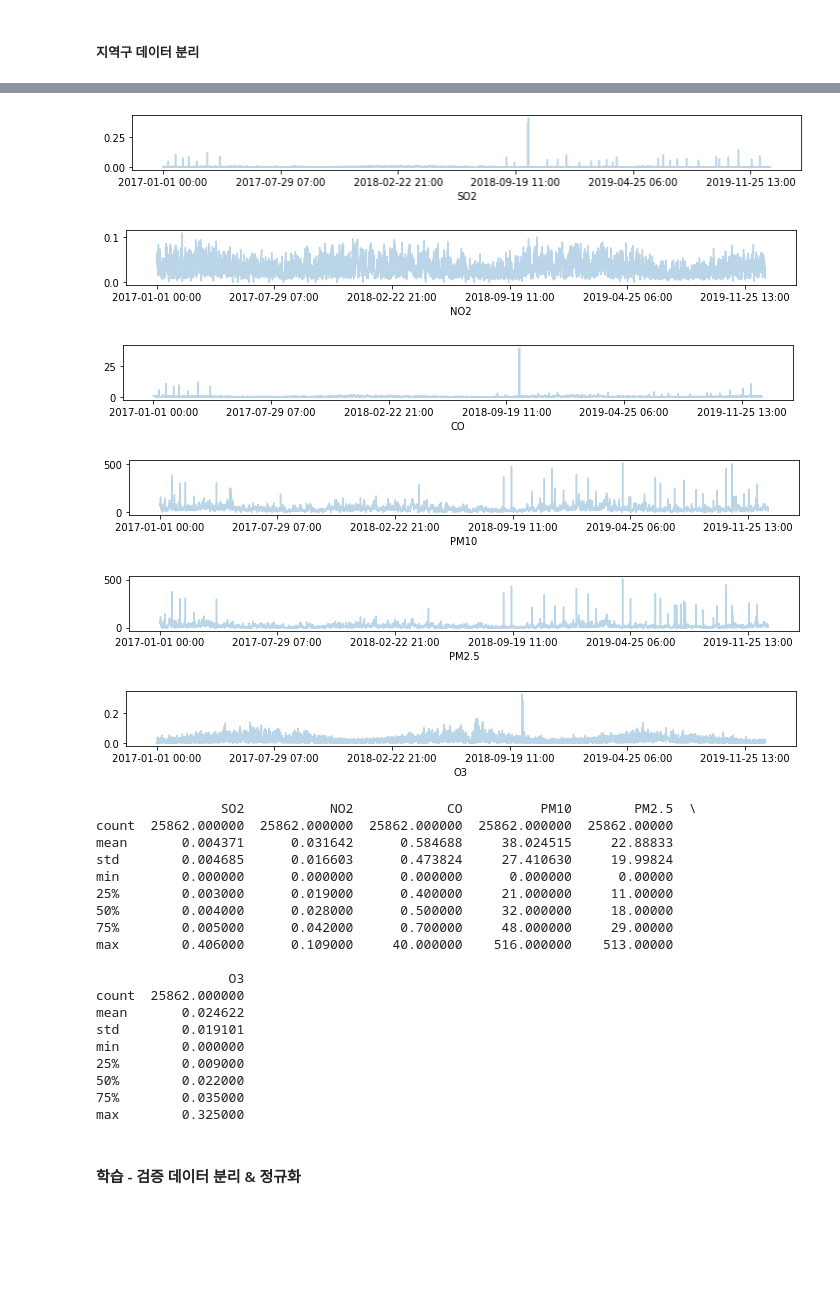
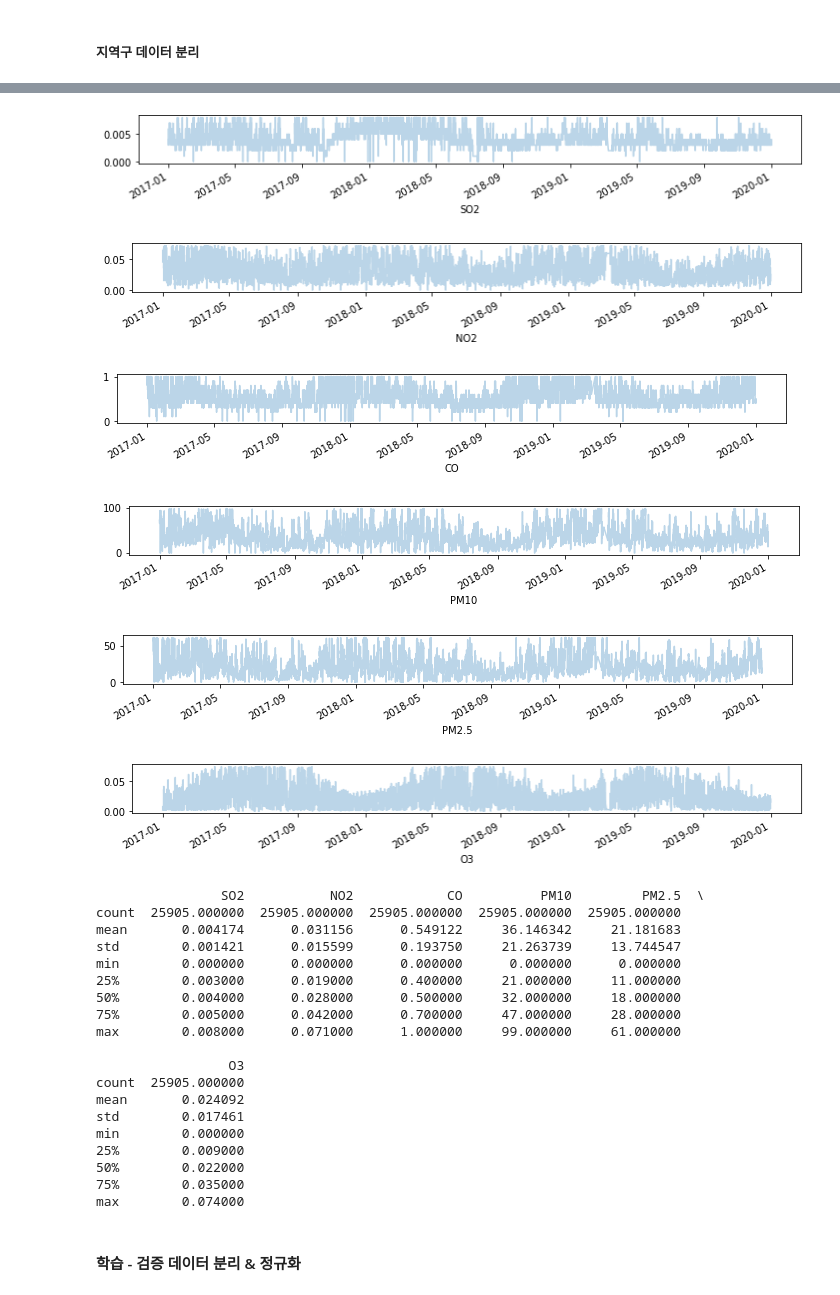
Before and after one commit to JiwooKimm/Personal_Projects, a Jupyter notebook: Forecaster_Airpollutant_Seoul/AirPollutionSeoul_LSTM.ipynb, the cells around one changed output, grey strips where cells are left out. Saved outputs shown, nothing was run; the diff lists cells and outputs as text; code cells hidden in the pictures; blank space fills up the shorter version.

```diff
--- a/Forecaster_Airpollutant_Seoul/AirPollutionSeoul_LSTM.ipynb
+++ b/Forecaster_Airpollutant_Seoul/AirPollutionSeoul_LSTM.ipynb
@@ -159,0 +160,3 @@ Name: Measurement date, dtype: int64
+# %%
+itp_data=data.copy()
+itp_data.head(1)
@@ -159,0 +167,8 @@ Name: Measurement date, dtype: int64
+# %%
+# 결측치 spline 보간
+for col in itp_data.columns[4:]:
+  col_new= itp_data[col].interpolate(method='time')
+
+  itp_data[col]=col_new
+
+itp_data.describe()
@@ -159,0 +227,6 @@ Name: Measurement date, dtype: int64
+# %%
+# CO 0~7번 데이터는 보간이 안된다...<ㅠ
+# NOCB 하겠음
+
+itp_data.iloc[:7, 7]=itp_data.iloc[8,7]
+itp_data.head(10)
@@ -163,14 +259,13 @@ Name: Measurement date, dtype: int64
 def prep_data(data,gu):
   df= data[data['Station code'] == gu]
   df.drop(['Station code', 'Address','Latitude','Longitude'], axis=1, inplace= True)
-  df.set_index('Measurement date', drop='True', inplace=True)
   df= df[['SO2',	'NO2',	'CO',	'PM10',	'PM2.5',	'O3']]
   return df
 
 gu= 101 #종로
-df= prep_data(data,gu)
+df= prep_data(itp_data,gu)
 
-df.head(2)
+df.head(10)
 # %% [output]
 A value is trying to be set on a copy of a slice from a DataFrame
 
@@ -183,35 +286,34 @@ See the caveats in the documentation: https://pandas.pydata.org/pandas-docs/stab
 # %%
-# 제대로 전처리가 되었는지 재확인
-for i in range(6):
+for col in df.columns:
   plt.figure(figsize=(12,1))
-  d= df.iloc[:,i]
-  d[d >= 0].plot(alpha=0.3)
-  plt.xlabel(str(df.columns[i]))
+  d= df[col]
+  d.plot(alpha=0.3)
+  plt.xlabel(str(col))
   plt.show()
 print(df.describe())
 # %% [output]
-[figure, old version]
+[figure, new version]
-[figure, old version]
+[figure, new version]
-[figure, old version]
+[figure, new version]
-[figure, old version]
+[figure, new version]
-[figure, old version]
+[figure, new version]
-[figure, old version]
+[figure, new version]
-                SO2           NO2            CO          PM10        PM2.5  \
-count  25862.000000  25862.000000  25862.000000  25862.000000  25862.00000
-mean       0.004371      0.031642      0.584688     38.024515     22.88833
-std        0.004685      0.016603      0.473824     27.410630     19.99824
-min        0.000000      0.000000      0.000000      0.000000      0.00000
-25%        0.003000      0.019000      0.400000     21.000000     11.00000
-50%        0.004000      0.028000      0.500000     32.000000     18.00000
-75%        0.005000      0.042000      0.700000     48.000000     29.00000
-max        0.406000      0.109000     40.000000    516.000000    513.00000
+                SO2           NO2            CO          PM10         PM2.5  \
+count  25905.000000  25905.000000  25905.000000  25905.000000  25905.000000
+mean       0.004174      0.031156      0.549122     36.146342     21.181683
+std        0.001421      0.015599      0.193750     21.263739     13.744547
+min        0.000000      0.000000      0.000000      0.000000      0.000000
+25%        0.003000      0.019000      0.400000     21.000000     11.000000
+50%        0.004000      0.028000      0.500000     32.000000     18.000000
+75%        0.005000      0.042000      0.700000     47.000000     28.000000
+max        0.008000      0.071000      1.000000     99.000000     61.000000
 
                  O3
-count  25862.000000
-mean       0.024622
-std        0.019101
+count  25905.000000
+mean       0.024092
+std        0.017461
 min        0.000000
 25%        0.009000
 50%        0.022000
 75%        0.035000
-max        0.325000
+max        0.074000
```
Also changed, not shown: parts of 41 cells of this notebook, 45 other files.
